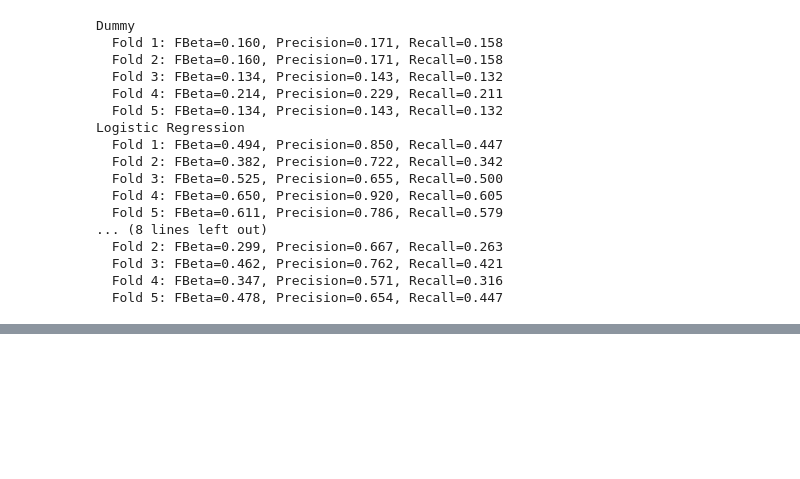
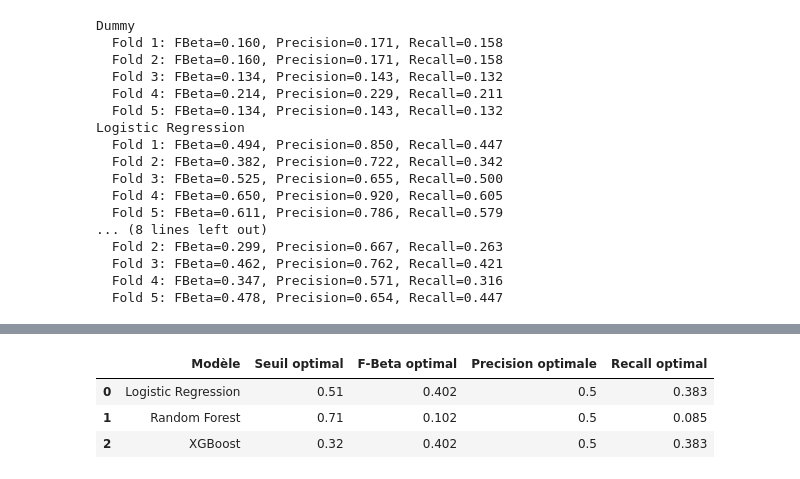
Before and after one commit to Christophe-Ringot/projet_04_OC, a Jupyter notebook: main.ipynb, the cells around one changed output, grey strips where cells are left out. Saved outputs shown, nothing was run; the diff lists cells and outputs as text; code cells hidden in the pictures; blank space fills up the shorter version.

```diff
--- a/main.ipynb
+++ b/main.ipynb
@@ -899,0 +830,91 @@ ax.grid(True, alpha=0.3)
+# %%
+models_comparison = []
+best_thresholds = {}
+
+logistic_clf = LogisticRegression(
+    random_state=50,
+    max_iter=1000
+)
+logistic_clf.fit(X_train_resampled, y_train_resampled)
+logistic_proba = logistic_clf.predict_proba(X_test_final)[:, 1]
+
+
+rf_clf = RandomForestClassifier(
+    n_estimators=100,
+    random_state=50,
+    n_jobs=-1,
+)
+rf_clf.fit(X_train_resampled, y_train_resampled)
+rf_proba = rf_clf.predict_proba(X_test_final)[:, 1]
+
+scale_pos_weight = sum(y_train_resampled == 0) / sum(y_train_resampled == 1)
+xgb_clf = xgb.XGBClassifier(
+    random_state=50,
+    eval_metric='logloss'
+)
+xgb_clf.fit(X_train_resampled, y_train_resampled)
+xgb_proba = xgb_clf.predict_proba(X_test_final)[:, 1]
+
+
+models_dict = {
+    'Logistic Regression': (logistic_clf, logistic_proba),
+    'Random Forest': (rf_clf, rf_proba),
+    'XGBoost': (xgb_clf, xgb_proba)
+}
+
+
+MIN_PRECISION = 0.50
+MAX_PRECISION = 0.60
+
+for model_name, (model, probas) in models_dict.items():
+    seuils = np.arange(0.05, 0.95, 0.01)
+    threshold_results = []
+
+    for seuil in seuils:
+        y_pred_custom = (probas >= seuil).astype(int)
+
+        if y_pred_custom.sum() == 0:
+            continue
+
+        fbeta = fbeta_score(y_test, y_pred_custom, beta=2, zero_division=0)
+        precision = precision_score(y_test, y_pred_custom, zero_division=0)
+        recall = recall_score(y_test, y_pred_custom, zero_division=0)
+
+        if MIN_PRECISION <= precision <= MAX_PRECISION:
+            threshold_results.append({
+                'seuil': seuil,
+                'fbeta': fbeta,
+                'precision': precision,
+                'recall': recall
+            })
+
+    if len(threshold_results) == 0:
+        print(f"\n{model_name} : Aucun seuil trouvé avec précision entre {MIN_PRECISION:.0%} et {MAX_PRECISION:.0%}")
+        continue
+
+    df_threshold = pd.DataFrame(threshold_results)
+
+    best_idx = df_threshold['fbeta'].idxmax()
+    best_threshold = df_threshold.loc[best_idx, 'seuil']
+    best_fbeta = df_threshold.loc[best_idx, 'fbeta']
+    best_precision = df_threshold.loc[best_idx, 'precision']
+    best_recall = df_threshold.loc[best_idx, 'recall']
+
+    best_thresholds[model_name] = best_threshold
+
+
+    models_comparison.append({
+        'Modèle': model_name,
+        'Seuil optimal': best_threshold,
+        'F-Beta optimal': best_fbeta,
+        'Precision optimale': best_precision,
+        'Recall optimal': best_recall,
+    })
+
+
+pd.DataFrame(models_comparison).round(3)
+# %% [output]
+|  | Modèle | Seuil optimal | F-Beta optimal | Precision optimale | Recall optimal |
+| 0 | Logistic Regression | 0.51 | 0.402 | 0.5 | 0.383 |
+| 1 | Random Forest | 0.71 | 0.102 | 0.5 | 0.085 |
+| 2 | XGBoost | 0.32 | 0.402 | 0.5 | 0.383 |
```
Also changed, not shown: parts of 16 cells of this notebook, 2 other files.
